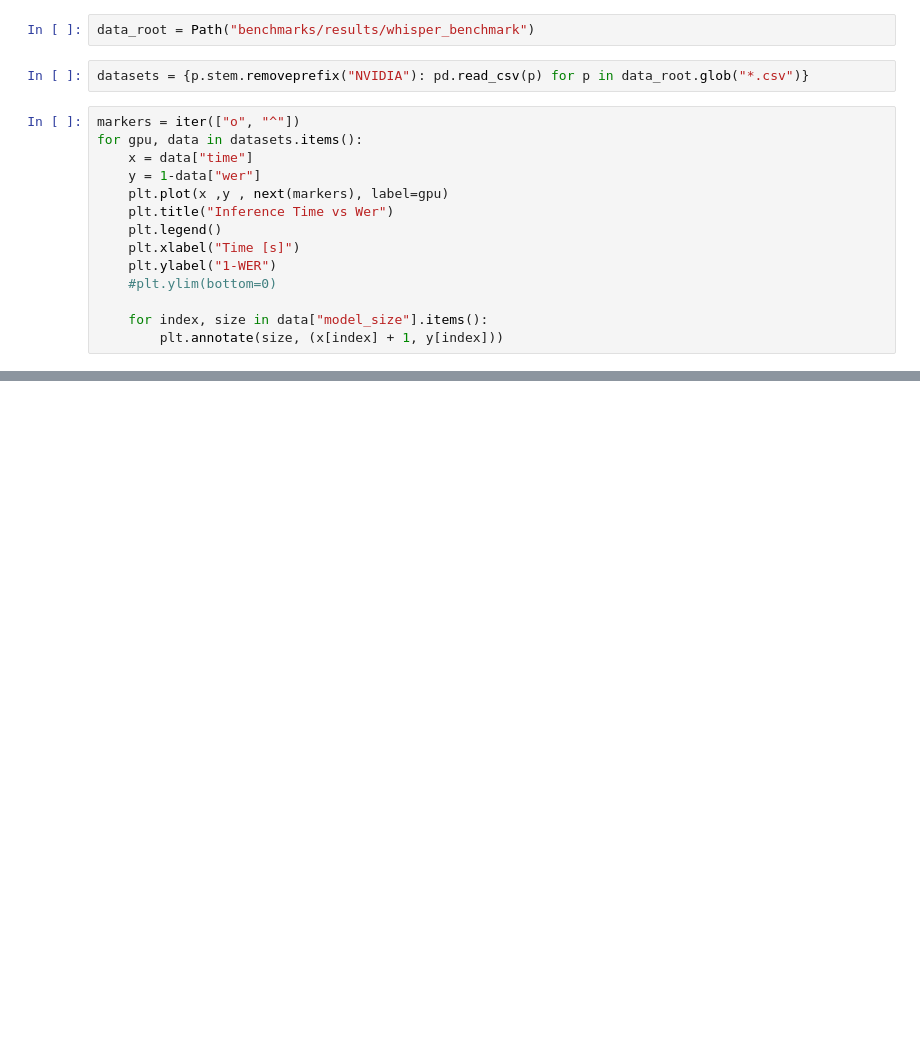
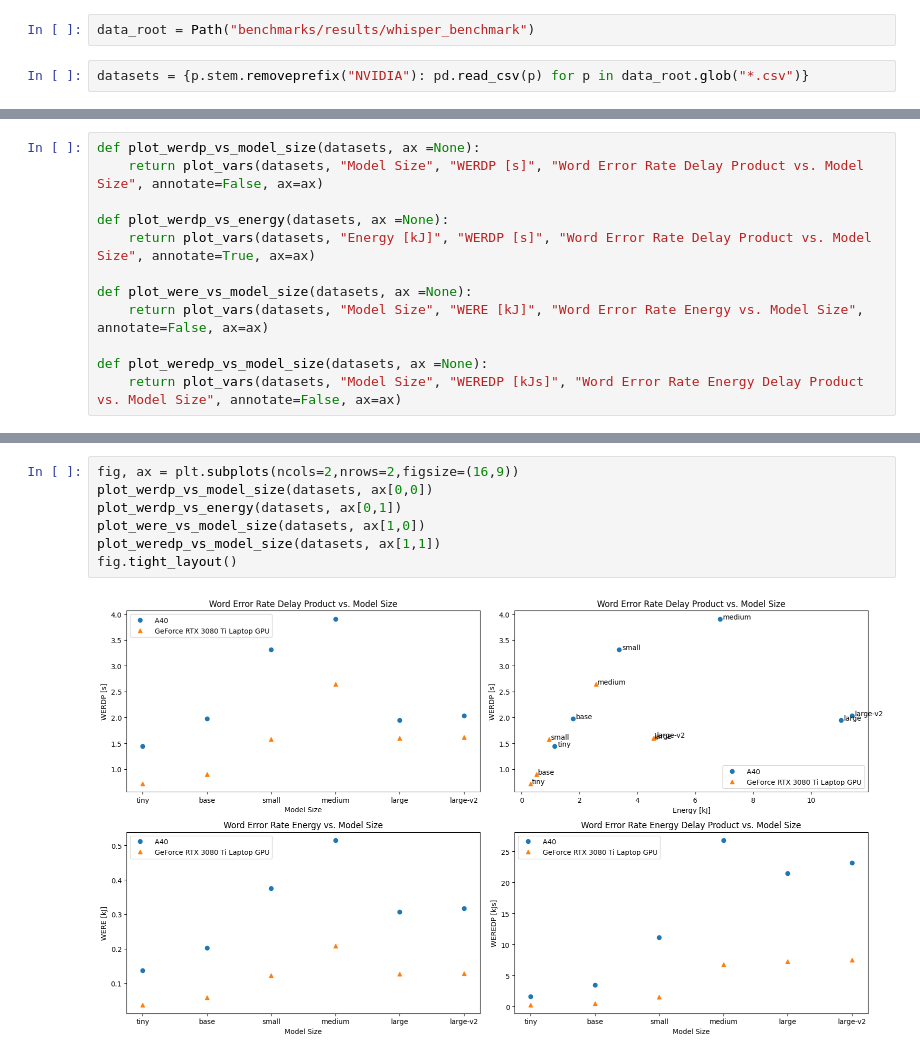
Before and after one commit to sirexeclp/pre-trained-models-workshop, a Jupyter notebook: benchmarks/benchmark_analysis.ipynb, the cells around one changed output, grey strips where cells are left out. Saved outputs shown, nothing was run; the diff lists cells and outputs as text; blank space fills up the shorter version.

```diff
--- a/benchmarks/benchmark_analysis.ipynb
+++ b/benchmarks/benchmark_analysis.ipynb
@@ -7,17 +7,3 @@ plt.rcParams['figure.figsize'] = [8, 4.5]
 data_root = Path("benchmarks/results/whisper_benchmark")
 # %%
 datasets = {p.stem.removeprefix("NVIDIA"): pd.read_csv(p) for p in data_root.glob("*.csv")}
-# %%
-markers = iter(["o", "^"])
-for gpu, data in datasets.items():
-    x = data["time"]
-    y = 1-data["wer"]
-    plt.plot(x ,y , next(markers), label=gpu)
-    plt.title("Inference Time vs Wer")
-    plt.legend()
-    plt.xlabel("Time [s]")
-    plt.ylabel("1-WER")
-    #plt.ylim(bottom=0)
-
-    for index, size in data["model_size"].items():
-        plt.annotate(size, (x[index] + 1, y[index]))
@@ -99,0 +47,12 @@ plt.legend()
+# %%
+def plot_werdp_vs_model_size(datasets, ax =None):
+    return plot_vars(datasets, "Model Size", "WERDP [s]", "Word Error Rate Delay Product vs. Model Size", annotate=False, ax=ax)
+
+def plot_werdp_vs_energy(datasets, ax =None):
+    return plot_vars(datasets, "Energy [kJ]", "WERDP [s]", "Word Error Rate Delay Product vs. Model Size", annotate=True, ax=ax)
+
+def plot_were_vs_model_size(datasets, ax =None):
+    return plot_vars(datasets, "Model Size", "WERE [kJ]", "Word Error Rate Energy vs. Model Size", annotate=False, ax=ax)
+
+def plot_weredp_vs_model_size(datasets, ax =None):
+    return plot_vars(datasets, "Model Size", "WEREDP [kJs]", "Word Error Rate Energy Delay Product vs. Model Size", annotate=False, ax=ax)
@@ -99,0 +67,9 @@ plt.legend()
+# %%
+fig, ax = plt.subplots(ncols=2,nrows=2,figsize=(16,9))
+plot_werdp_vs_model_size(datasets, ax[0,0])
+plot_werdp_vs_energy(datasets, ax[0,1])
+plot_were_vs_model_size(datasets, ax[1,0])
+plot_weredp_vs_model_size(datasets, ax[1,1])
+fig.tight_layout()
+# %% [output]
+[figure, added]
```
Also changed, not shown: parts of 9 cells of this notebook.
